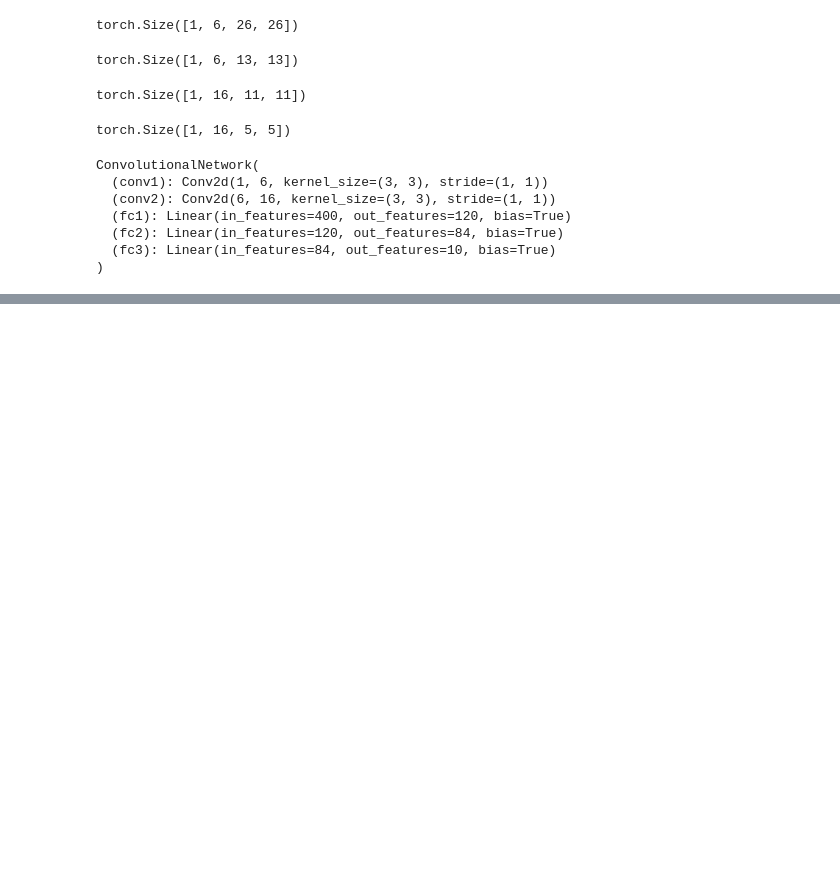
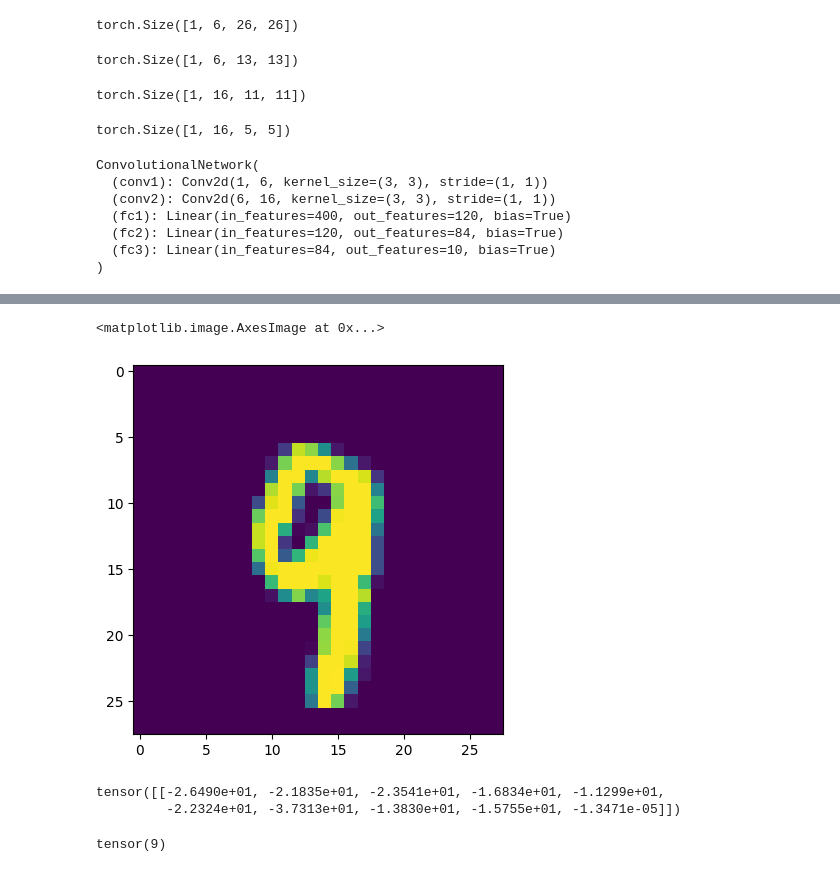
Before and after one commit to raunak1497/MNIST-Classification, a Jupyter notebook: CNN.ipynb, the cells around one changed output, grey strips where cells are left out. Drawn from its saved outputs; the diff is of its cells as text; code cells hidden in the pictures; blank space fills up the shorter version.

```diff
--- a/CNN.ipynb
+++ b/CNN.ipynb
@@ -213,0 +309,5 @@ Training the data took 0.6241269707679749 minutes!
+# %%
+plt.imshow(test_data[4143][0].reshape(28,28))
+# %% [output]
+<matplotlib.image.AxesImage at 0x...>
+[figure, added]
@@ -213,0 +318,9 @@ Training the data took 0.6241269707679749 minutes!
+# %%
+new_prediction
+# %% [output]
+tensor([[-2.6490e+01, -2.1835e+01, -2.3541e+01, -1.6834e+01, -1.1299e+01,
+         -2.2324e+01, -3.7313e+01, -1.3830e+01, -1.5755e+01, -1.3471e-05]])
+# %%
+new_prediction.argmax()
+# %% [output]
+tensor(9)
```
Also changed, not shown: parts of 10 cells of this notebook.
